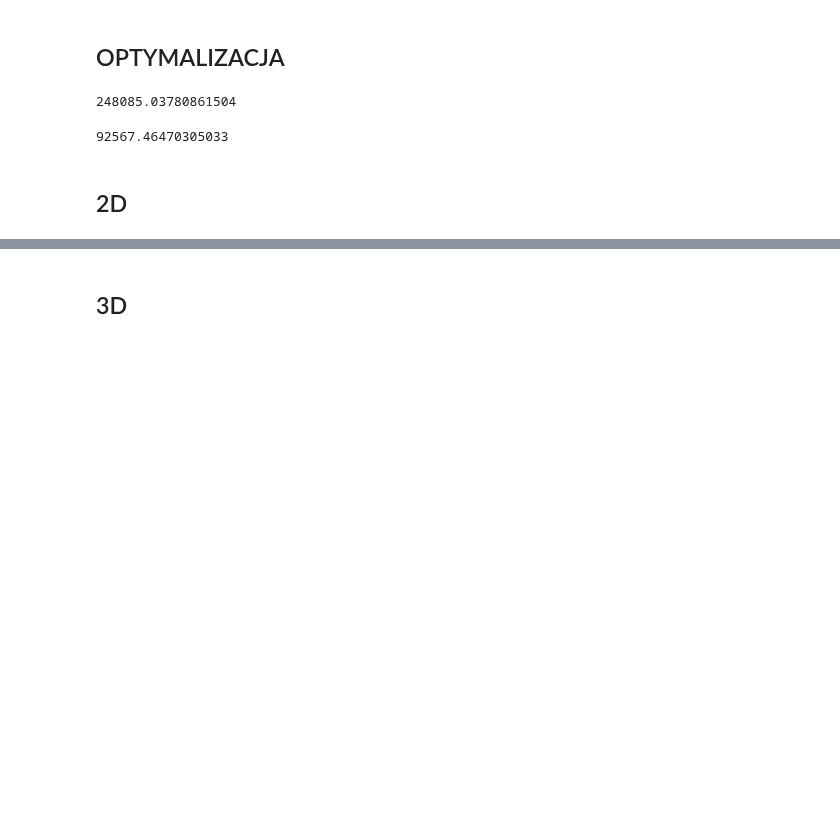
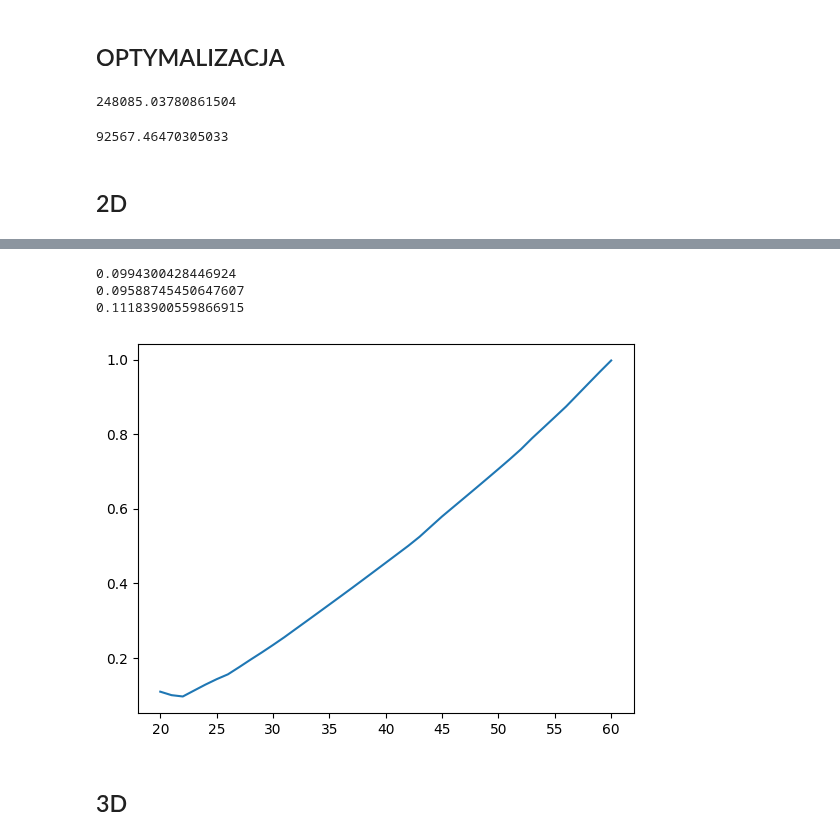
Before and after one commit to KulsonKula/Analiza-i-modelowanie-procesow-zwiazanych-z-systemem-centralnego-ogrzewania, a Jupyter notebook: Kod/Symulacja.IPYNB, the cells around one changed output, grey strips where cells are left out. Cells and saved outputs as stored; diff of their text form; code cells hidden in the pictures; blank space fills up the shorter version.

```diff
--- a/Kod/Symulacja.IPYNB
+++ b/Kod/Symulacja.IPYNB
@@ -263,3 +263,20 @@ plt.legend()
+# %%
+J_wagi=0.1
+G_wagi=0.9
+
+opty_J_all_norm=J_all_norm*J_wagi
+opty_G_all_norm=G_all_norm*G_wagi
+
+funcja_celu=(opty_J_all_norm+opty_G_all_norm)/(J_wagi+G_wagi)
+plt.plot(T_set_wybrane, funcja_celu)
+print(funcja_celu[1])
+print(funcja_celu[2])
+print(funcja_celu[3])
+# %% [output]
+0.0994300428446924
+0.09588745450647607
+0.11183900559866915
+[figure, added]
 # %% [markdown]
 ## 3D
 # %%
```
Also changed, not shown: parts of 5 cells of this notebook, 11 other files.
